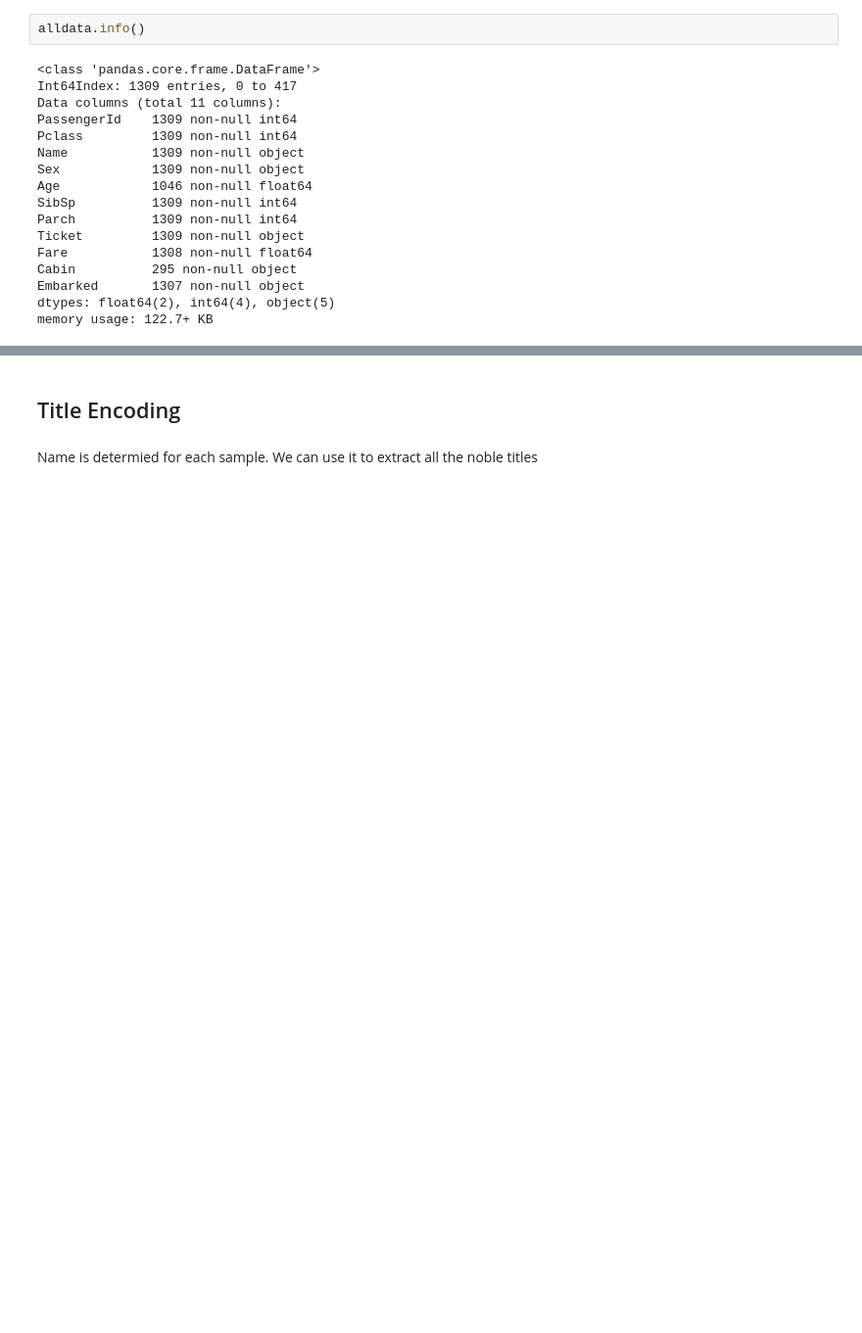
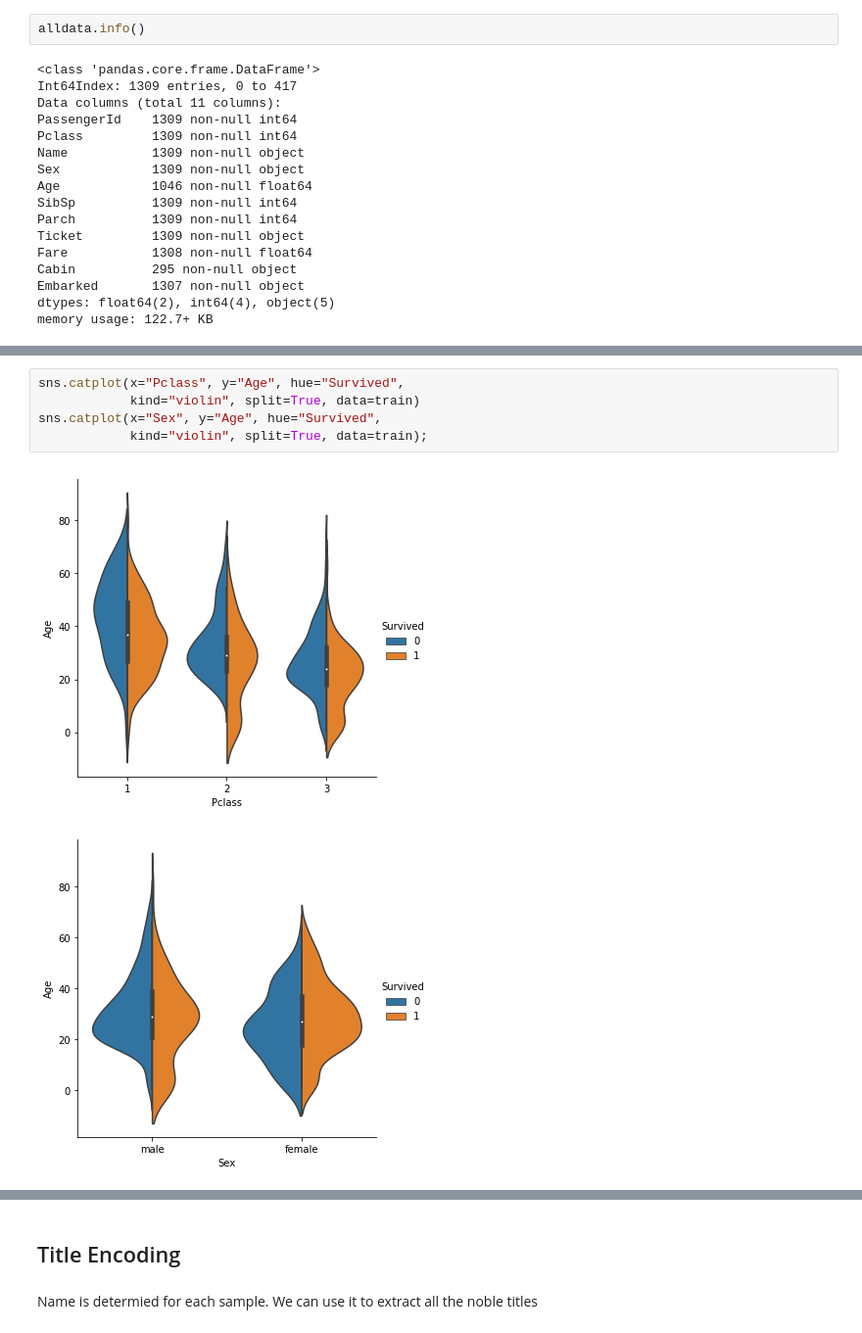
Before and after one commit to plachert/Titanic-Challenge, a Jupyter notebook: Titanic.ipynb, the cells around one changed output, grey strips where cells are left out. Shown at 98% size. Saved outputs shown, nothing was run; the diff lists cells and outputs as text; blank space fills up the shorter version.

```diff
--- a/Titanic.ipynb
+++ b/Titanic.ipynb
@@ -81,0 +88,8 @@ train.corr(method='spearman')
+# %%
+sns.catplot(x="Pclass", y="Age", hue="Survived",
+            kind="violin", split=True, data=train)
+sns.catplot(x="Sex", y="Age", hue="Survived",
+            kind="violin", split=True, data=train);
+# %% [output]
+[figure, added]
+[figure, added]
```
Also changed, not shown: parts of 9 cells of this notebook.
